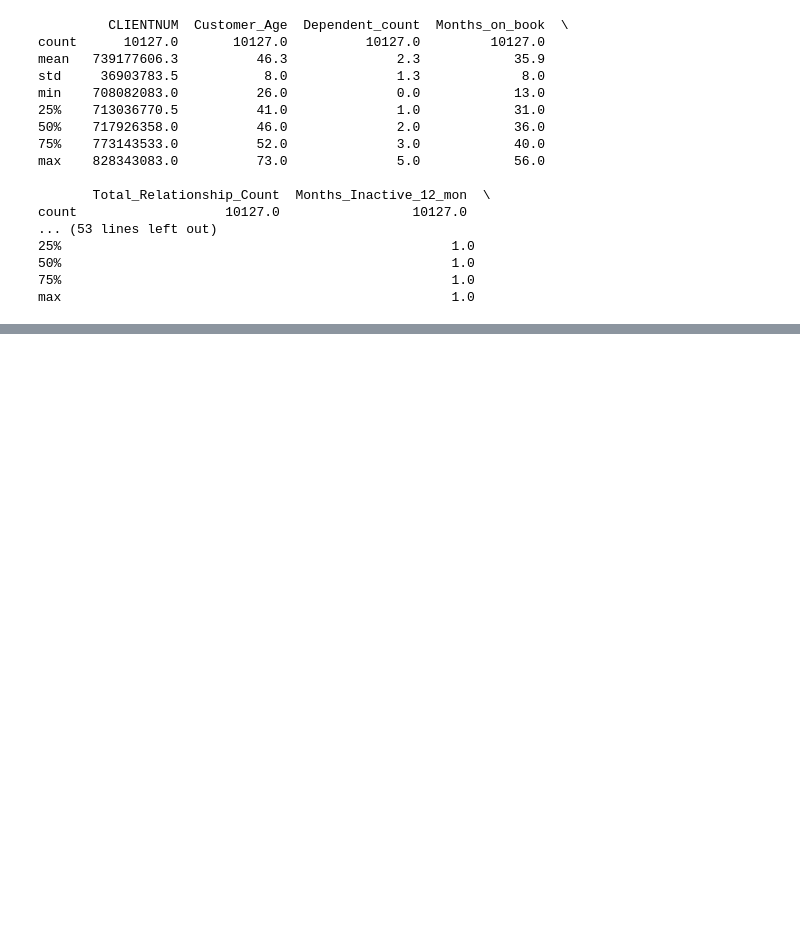
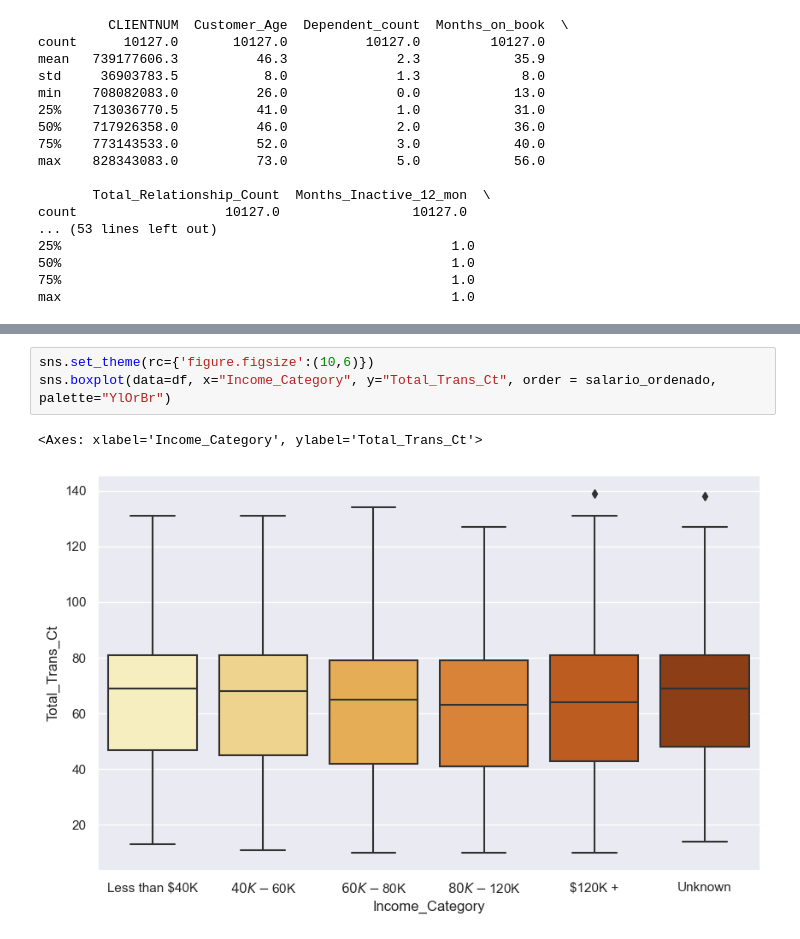
Before and after one commit to AgusDRizzo/Proyecto_final_DS_1, a Jupyter notebook: Prueba.ipynb, the cells around one changed output, grey strips where cells are left out. Drawn from its saved outputs; the diff is of its cells as text; blank space fills up the shorter version.

```diff
--- a/Prueba.ipynb
+++ b/Prueba.ipynb
@@ -70,0 +101,6 @@ df.groupby("Marital_Status").mean(numeric_only= True).round(1)
+# %%
+sns.set_theme(rc={'figure.figsize':(10,6)})
+sns.boxplot(data=df, x="Income_Category", y="Total_Trans_Ct", order = salario_ordenado, palette="YlOrBr")
+# %% [output]
+<Axes: xlabel='Income_Category', ylabel='Total_Trans_Ct'>
+[figure, added]
```
Also changed, not shown: parts of 6 cells of this notebook, 1 other file.
